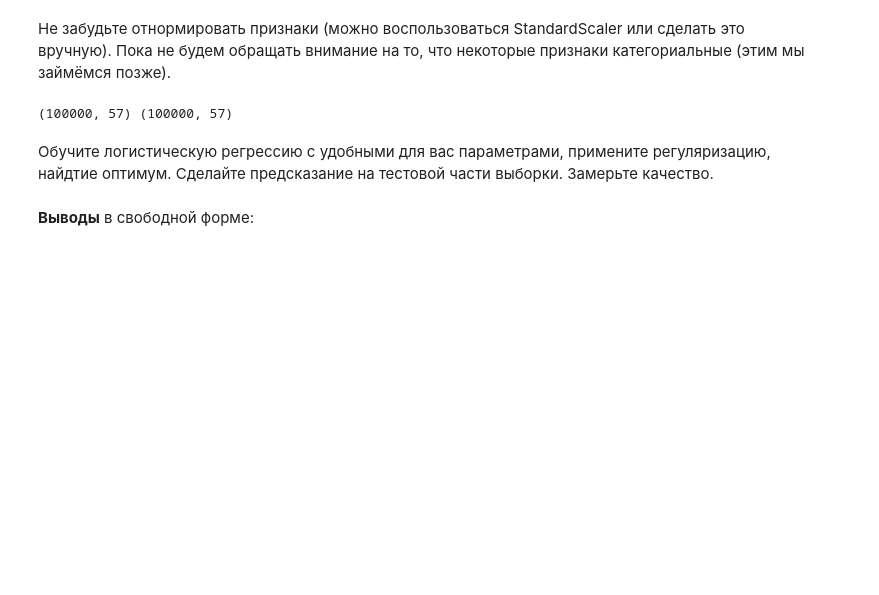
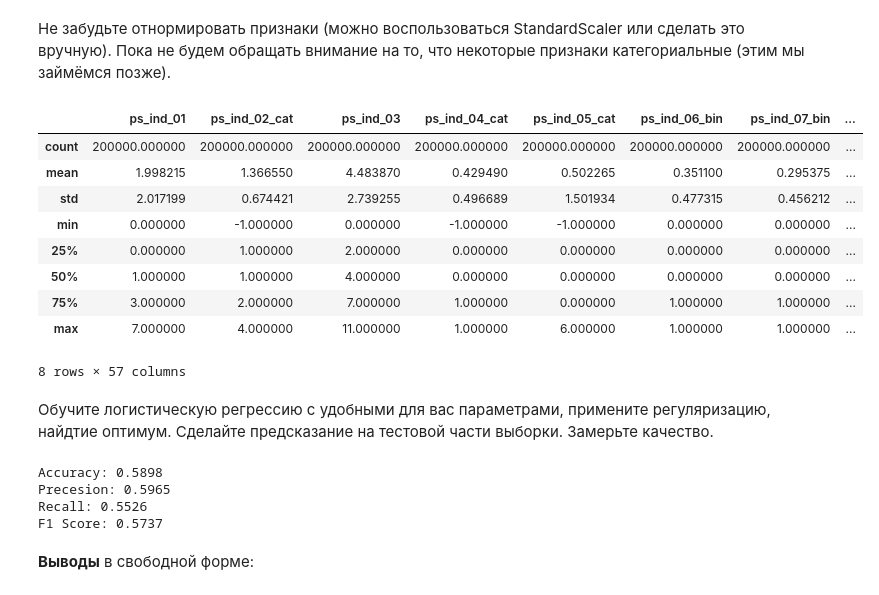
Before and after one commit to Goga44/AESC_ML11, a Jupyter notebook: task_classification_10.ipynb, the cells around one changed output. Saved outputs shown, nothing was run; the diff lists cells and outputs as text; code cells hidden in the pictures; blank space fills up the shorter version.

```diff
--- a/task_classification_10.ipynb
+++ b/task_classification_10.ipynb
@@ -30,26 +28,49 @@ data = data.drop('target', axis=1)
 # %% [markdown]
 Пересемплируем выборку так, чтобы положительных и отрицательных объектов в выборке было одинаковое число. Разделим на обучающую и тестовую выборки.
 # %%
+from sklearn.model_selection import train_test_split
 import numpy as np
-from sklearn.model_selection import train_test_split
+import pandas as pd
+
 np.random.seed(910)
-mask_plus = np.random.choice(np.where(target == 1)[0], 100000, replace=True)
-mask_zero = np.random.choice(np.where(target == 0)[0], 100000, replace=True)
 
-data = pd.concat((data.iloc[mask_plus], data.iloc[mask_zero]))
-target = np.hstack((target[mask_plus], target[mask_zero]))
+# Создание сбалансированной выборки
+def create_balanced_dataset(data, target, samples_per_class=100000):
+    class_1_idx = np.where(target == 1)[0]
+    class_0_idx = np.where(target == 0)[0]
 
-X_train, X_test, y_train, y_test = train_test_split(data, target, test_size=0.5)
+    selected_1 = np.random.choice(class_1_idx, samples_per_class, replace=True)
+    selected_0 = np.random.choice(class_0_idx, samples_per_class, replace=True)
+
+    combined_data = pd.concat([data.iloc[selected_1], data.iloc[selected_0]])
+    combined_target = np.hstack([target[selected_1], target[selected_0]])
+
+    return combined_data, combined_target
+
+data, target = create_balanced_dataset(data, target)
 # %% [markdown]
 Не забудьте отнормировать признаки (можно воспользоваться StandardScaler или сделать это вручную). Пока не будем обращать внимание на то, что некоторые признаки категориальные (этим мы займёмся позже).
-# %%
-from sklearn.preprocessing import StandardScaler
-
-scaler = StandardScaler()
-X_train_scaled = scaler.fit_transform(X_train)
-X_test_scaled = scaler.transform(X_test)
-print(X_train_scaled.shape, X_test_scaled.shape)
-# %% [output]
-(100000, 57) (100000, 57)
+# %%
+from sklearn.preprocessing import StandardScaler
+
+def normalize_features(df):
+    standard_scaler = StandardScaler()
+    normalized_array = standard_scaler.fit_transform(df)
+    return pd.DataFrame(normalized_array, columns=df.columns)
+
+scaled_features = normalize_features(data)
+scaled_features.describe()
+data.describe()
+# %% [output]
+|  | ps_ind_01 | ps_ind_02_cat | ps_ind_03 | ps_ind_04_cat | ps_ind_05_cat | ps_ind_06_bin | ps_ind_07_bin | ... |
+| count | 200000.000000 | 200000.000000 | 200000.000000 | 200000.000000 | 200000.000000 | 200000.000000 | 200000.000000 | ... |
+| mean | 1.998215 | 1.366550 | 4.483870 | 0.429490 | 0.502265 | 0.351100 | 0.295375 | ... |
+| std | 2.017199 | 0.674421 | 2.739255 | 0.496689 | 1.501934 | 0.477315 | 0.456212 | ... |
+| min | 0.000000 | -1.000000 | 0.000000 | -1.000000 | -1.000000 | 0.000000 | 0.000000 | ... |
+| 25% | 0.000000 | 1.000000 | 2.000000 | 0.000000 | 0.000000 | 0.000000 | 0.000000 | ... |
+| 50% | 1.000000 | 1.000000 | 4.000000 | 0.000000 | 0.000000 | 0.000000 | 0.000000 | ... |
+| 75% | 3.000000 | 2.000000 | 7.000000 | 1.000000 | 0.000000 | 1.000000 | 1.000000 | ... |
+| max | 7.000000 | 4.000000 | 11.000000 | 1.000000 | 6.000000 | 1.000000 | 1.000000 | ... |
+8 rows × 57 columns
 # %% [markdown]
 Обучите логистическую регрессию с удобными для вас параметрами, примените регуляризацию, найдтие оптимум. Сделайте предсказание на тестовой части выборки. Замерьте качество.
@@ -59,2 +77,28 @@ print(X_train_scaled.shape, X_test_scaled.shape)
+# %%
+from sklearn.metrics import accuracy_score, precision_score, recall_score, f1_score
+from sklearn.linear_model import LogisticRegression
+def getScore(X_train, y_train, X_test, y_test):
+    model = LogisticRegression(max_iter=1000)
+    model.fit(X_train, y_train)
+    y_pred = model.predict(X_test)
+    accuracy = accuracy_score(y_test, y_pred)
+    precision = precision_score(y_test, y_pred)
+    recall = recall_score(y_test, y_pred)
+    f1 = f1_score(y_test, y_pred)
+    return [accuracy, precision, recall, f1]
+def printScore(score):
+    print(f"Accuracy: {score[0]:.4f}")
+    print(f"Precesion: {score[1]:.4f}")
+    print(f"Recall: {score[2]:.4f}")
+    print(f"F1 Score: {score[3]:.4f}")
+
+X_train, X_test, y_train, y_test = train_test_split(normalized_data, target, test_size=0.7)
+
+printScore(getScore(X_train, y_train, X_test, y_test))
+# %% [output]
+Accuracy: 0.5898
+Precesion: 0.5965
+Recall: 0.5526
+F1 Score: 0.5737
 # %% [markdown]
 __Выводы__ в свободной форме:
```
Also changed, not shown: parts of 15 cells of this notebook.
